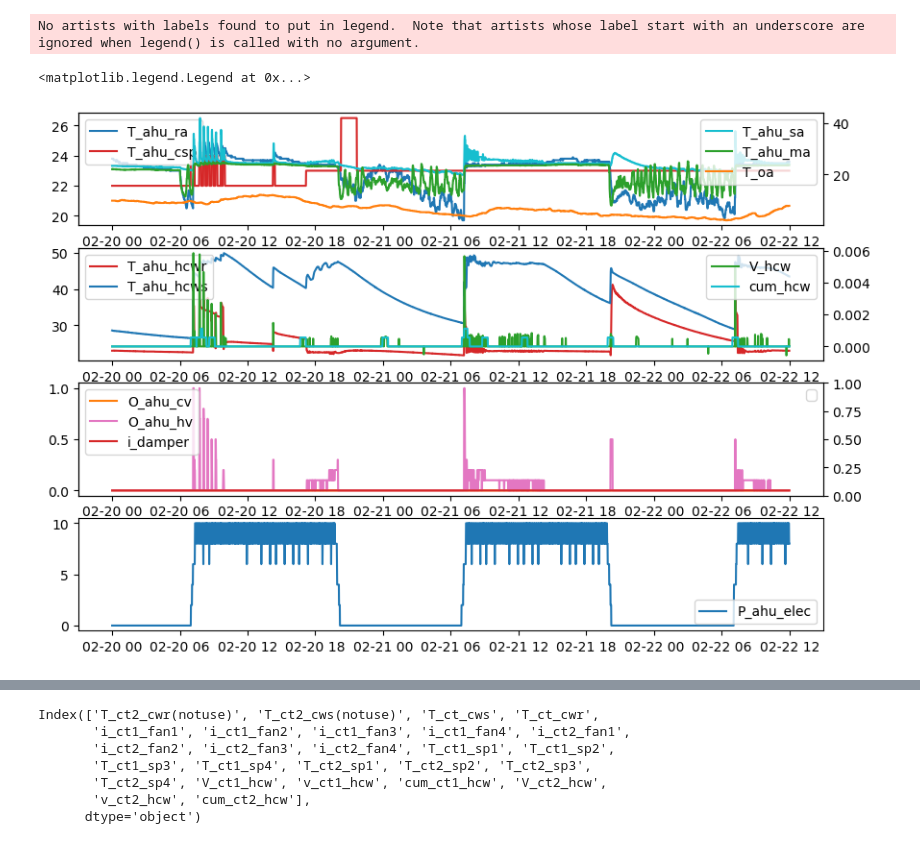
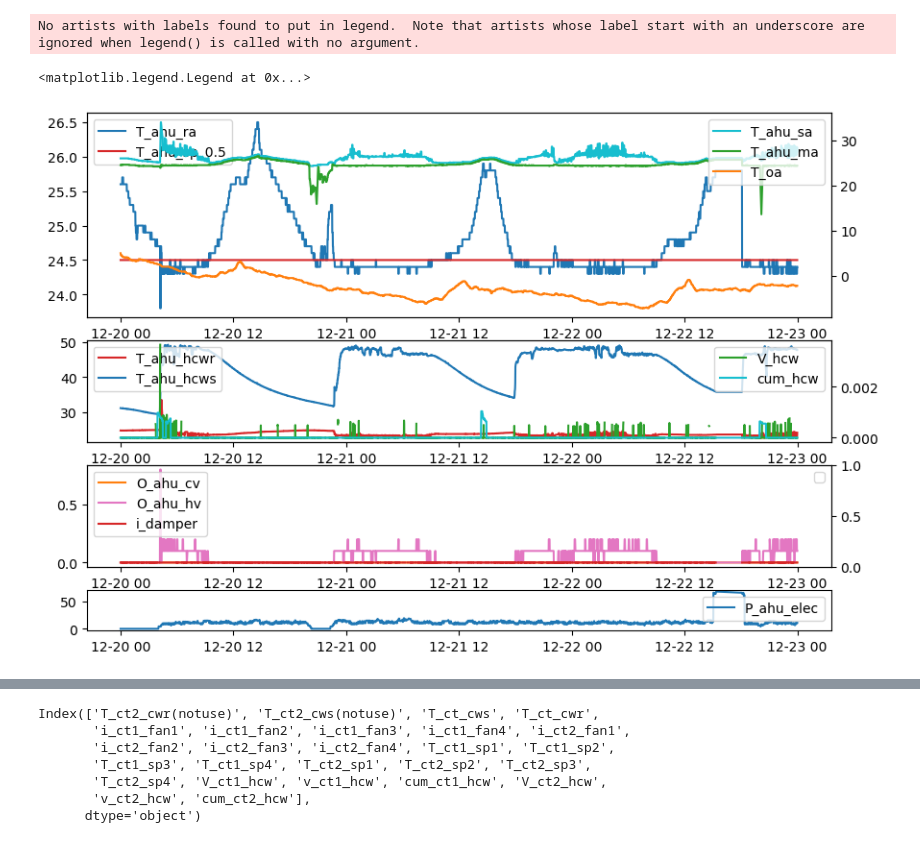
Before and after one commit to ecosang/ibeems_data, a Jupyter notebook: notebook/ibeems_hdc_data.ipynb, the cells around one changed output, grey strips where cells are left out. Drawn from its saved outputs; the diff is of its cells as text; code cells hidden in the pictures.

```diff
--- a/notebook/ibeems_hdc_data.ipynb
+++ b/notebook/ibeems_hdc_data.ipynb
@@ -12,4 +18,6 @@ import scipy.io as sio
 # %%
 
-df=pd.read_csv("C:\\Users\\srg_minitower\\ibeems_data\\download\\hdc\\df_hdc_2024-02-01_2024-03-01.csv")
+df=pd.read_csv("C:\\Users\\srg_minitower\\ibeems_data\\download\\hdc\\df_hdc_2023-12-01_2024-01-01.csv")
 df.index=pd.to_datetime(df['timestamp_local'])
+# %%
+season="winter"
@@ -33,39 +143,8 @@ for zid in zone_id_list:
 # %%
 
-start_time=pd.Timestamp("2024-02-20",tz="Asia/Seoul")
-end_time=start_time+pd.Timedelta("60 h")
+start_time=pd.Timestamp("2023-12-20",tz="Asia/Seoul")
+end_time=start_time+pd.Timedelta("72 h")
 
 
 df_temp=df[(df.index>=start_time) & (df.index<end_time)].copy()
 df_temp['time']=np.arange(df_temp.shape[0])*60
-# %%
-
-
-df_temp['V_ch1_hcw']=np.clip(df_temp['V_ch1_hcw'].to_numpy(),0,np.inf)
-df_temp['V_ch2_hcw']=np.clip(df_temp['V_ch2_hcw'].to_numpy(),0,np.inf)
-df_temp['V_ch_hcw']=df_temp['V_ch1_hcw']+df_temp['V_ch2_hcw']
-df_temp['m_ch_hcw']=df_temp['V_ch_hcw']*1000
-
-
-df_temp['V_ct_hcw']=df_temp['V_ct1_hcw']+df_temp['V_ct2_hcw']
-df_temp['m_ct_hcw']=df_temp['V_ct_hcw']*1000
-
-df_temp['i_ch_on']=(df_temp['m_ch_hcw'].to_numpy()>0)*1
-df_temp['i_ct_on']=(df_temp['m_ct_hcw'].to_numpy()>0)*1
-
-
-
-i_ch_on=df_temp['i_ch_on'].to_numpy()
-
-
-df_temp['P_ch_elec']=df_temp['P_ch1_elec']+df_temp['P_ch2_elec']
-df_temp['P_ch_gas']=df_temp['P_ch1_gas']+df_temp['P_ch2_gas']
-df_temp[f'P_pump_chw']=df_temp[f'P_pump_chw2']+df_temp[f'P_pump_chw1']
-df_temp[f'P_pump_cw']=df_temp[f'P_pump_cw1']+df_temp[f'P_pump_cw2']
-
-V_ch1_hcw_temp=df_temp['V_ch1_hcw'].to_numpy().copy()
-V_ch2_hcw_temp=df_temp['V_ch2_hcw'].to_numpy().copy()
-V_ch1_hcw_temp[V_ch1_hcw_temp==0]=0.1
-V_ch2_hcw_temp[V_ch2_hcw_temp==0]=0.1
-T_ch_hcws=(df_temp['T_ch1_hcws'].to_numpy()*V_ch1_hcw_temp+df_temp['T_ch2_hcws'].to_numpy()*V_ch2_hcw_temp)/(V_ch1_hcw_temp+V_ch2_hcw_temp)
-df_temp['T_ch_hcws']=T_ch_hcws
@@ -72,8 +163,9 @@ df_temp['T_ch_hcws']=T_ch_hcws
 # %%
+sp_diff=0.5
 zone_id='ahu9'
-fig,ax=plt.subplots(nrows=4,ncols=1,figsize=(10,7))
+fig,ax=plt.subplots(nrows=4,ncols=1,figsize=(10,7),gridspec_kw={'height_ratios':[1.0,0.5,0.5,0.2]})
 ax[0].plot(df_temp.index,df_temp[f'T_ahu_ra_{zone_id}'],label='T_ahu_ra',color='tab:blue')
-ax[0].plot(df_temp.index,df_temp[f'T_ahu_sp_{zone_id}'],label='T_ahu_csp',color='tab:red')
+ax[0].plot(df_temp.index,df_temp[f'T_ahu_sp_{zone_id}'].to_numpy()+sp_diff,label=f'T_ahu_sp_{sp_diff}',color='tab:red')
 ax0=ax[0].twinx()
 ax0.plot(df_temp.index,df_temp[f'T_ahu_sa_{zone_id}'],label='T_ahu_sa',color='tab:cyan')
 ax0.plot(df_temp.index,df_temp[f'T_ahu_ma_{zone_id}'],label='T_ahu_ma',color='tab:green')
@@ -88,34 +180,34 @@ ax[1].legend(loc='upper left')
 ax1.plot(df_temp.index,df_temp[f'V_ahu_hcw_{zone_id}'],label='V_hcw',color='tab:green')
 ax1.plot(df_temp.index,df_temp[f'cum_ahu_hcw_{zone_id}'],label='cum_hcw',color='tab:cyan')
 #
 
 ax1.legend(loc='upper right')
 
 ax[2].plot(df_temp.index,df_temp[f'O_ahu_cv_{zone_id}'],label='O_ahu_cv',color='tab:orange')
 ax[2].plot(df_temp.index,df_temp[f'O_ahu_hv_{zone_id}'],label='O_ahu_hv',color='tab:pink')
 #ax[2].plot(df_temp.index,df_temp[f'i_ahu_on_{zone_id}'],label='i_ahu_on',color='tab:blue')
 ax[2].plot(df_temp.index,df_temp[f'i_ahu_damper_{zone_id}'],label='i_damper',color='tab:red')
 
 ax2=ax[2].twinx()
 ax[2].legend(loc='upper left')
 #ax2.plot(df_temp.index,df_temp[f'Q_ahu_hcw_{zone_id}']*-1,label='Q_hcw',color='tab:olive')
 #ax2.plot(df_temp.index,df_temp[f'Q_ahu_hcwcal_{zone_id}'],label='Q_hcw_cal',color='tab:cyan')
 ax2.legend(loc='upper right')
 
 ax[3].plot(df_temp.index,df_temp[f'P_ahu_elec_{zone_id}'],label='P_ahu_elec')
 ax[3].legend()
 #i_ahu_onoff_ahu9
 
 
 # T_ahu_hcws_ahu11', 'T_ahu_hcwr_ahu11
 # T_ahu_ma_ahu9, T_ahu_ra_ahu9
 # O_ahu_cv_ahu9, O_ahu_hv_ahu9
 # V_ahu_hcw_ahu9, T_oa, RH_oa
 # T_ahu_sa_ahu9
 # %% [output]
 No artists with labels found to put in legend.  Note that artists whose label start with an underscore are ignored when legend() is called with no argument.
 <matplotlib.legend.Legend at 0x...>
-[figure, old version]
+[figure, new version]
 # %%
 
 fig,ax=plt.subplots(nrows=5,ncols=1,figsize=(12,9))
```
Also changed, not shown: parts of 16 cells of this notebook, 4 other files.
